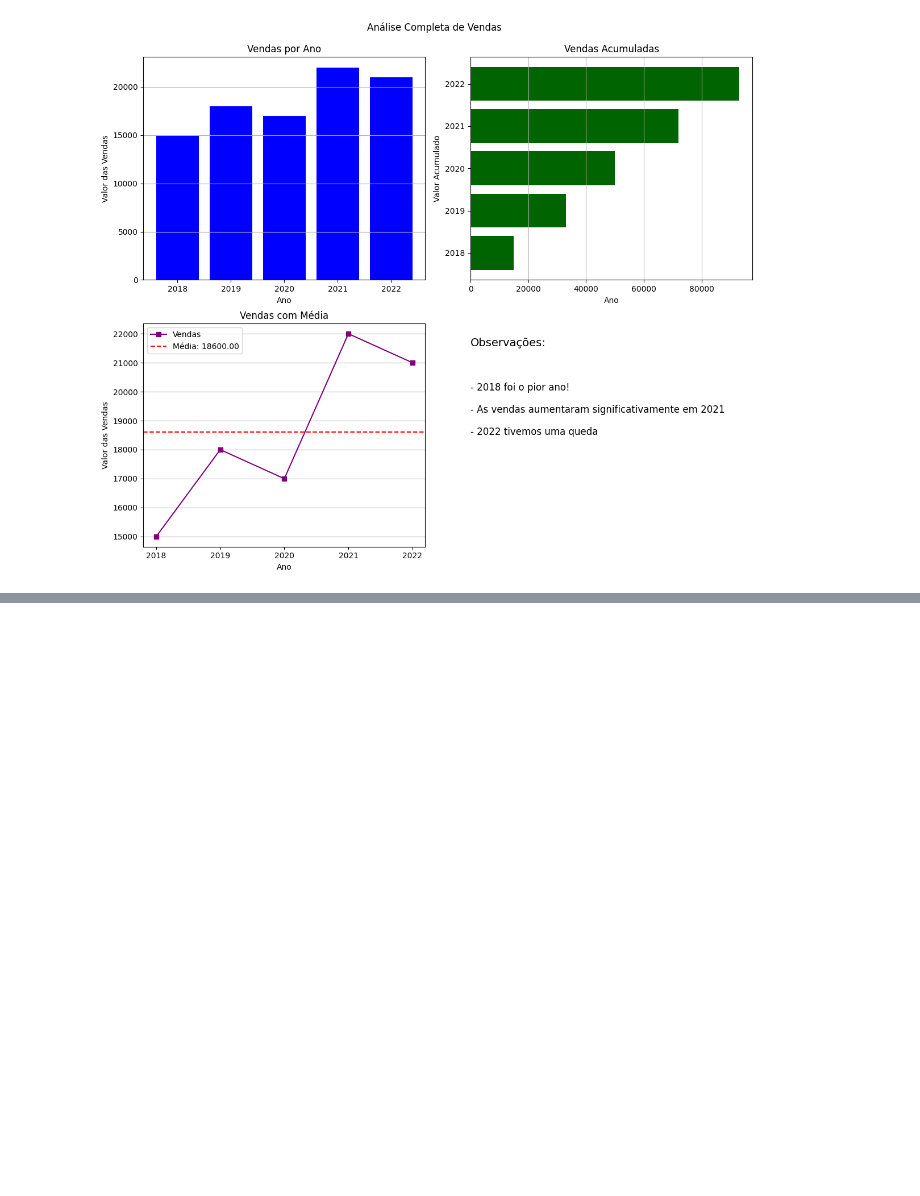
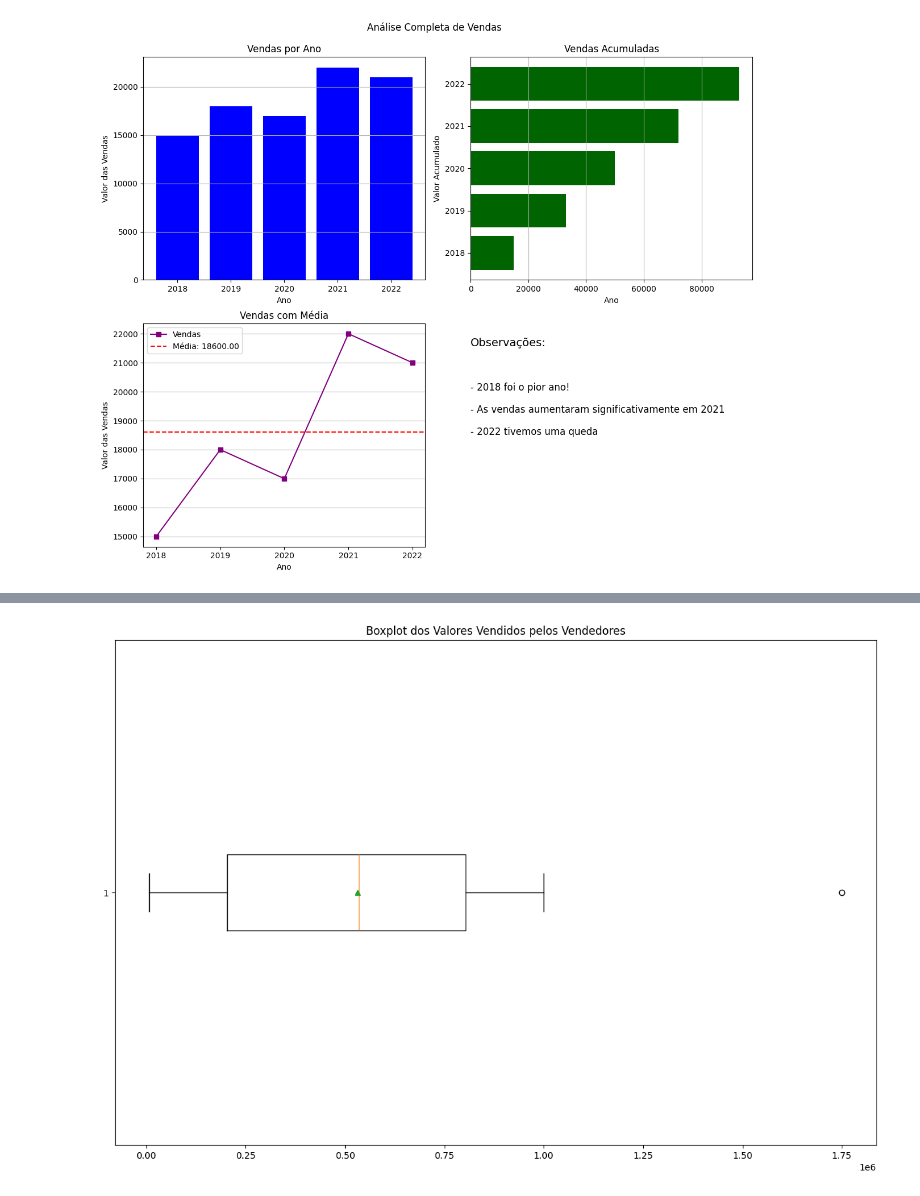
Before and after one commit to joao-vale414/RepoSenac, a Jupyter notebook: MATPLOT.ipynb, the cells around one changed output, grey strips where cells are left out. Saved outputs shown, nothing was run; the diff lists cells and outputs as text; code cells hidden in the pictures; blank space fills up the shorter version.

```diff
--- a/MATPLOT.ipynb
+++ b/MATPLOT.ipynb
@@ -135,0 +146,18 @@ plt.show()
+# %%
+
+vendedores = [  "João", "Maria", "Pedro", "Ana", "Lucas, Carla, Marcos", "Julia",
+                "Rafael", "Beatriz", "Felipe", "Sofia", "Gustavo", "Camila", "Bruno",
+                "Larissa", "Diego", "Mariana", "Tiago", "Amanda", "Vitor", "Isabela",
+                "Leonardo","Cássio","Matheus","Natália","Eduardo","Bianca","Gabriel",
+                "Letícia","Souza","Patrice"]
+
+valores_vendidos = [random.randint(1000, 1000000) for i in vendedores]
+valores_vendidos.append(1750000)
+vendedores.append("Caio")
+# %%
+dados_vendas = {"vendedores": vendedores,
+                "valores_vendidos": valores_vendidos}
+
+df_vendas = pd.DataFrame(dados_vendas)
+df_vendas.sort_values(by="valores_vendidos", ascending=False, inplace=True)
+df_vendas
@@ -135,0 +182,12 @@ plt.show()
+# %%
+valores_vendidos_array = np.array(df_vendas["valores_vendidos"])
+# %%
+plt.figure(figsize=(15, 10))
+plt.boxplot(valores_vendidos_array, vert= False,showmeans= True ,patch_artist= False)
+plt.title("Boxplot dos Valores Vendidos pelos Vendedores")
+plt.show()
+# Linha laranja é o Q2(mediana), primeira linha Q1 e última Q3
+# A interpretação de limite superior e inferior depende se tem outliers ou não
+# O trinângulo verde é a média (só funciona com showmeans= True) a mediana é automaticamente calculada
+# %% [output]
+[figure, added]
```
Also changed, not shown: parts of 3 cells of this notebook, 1 other file.
